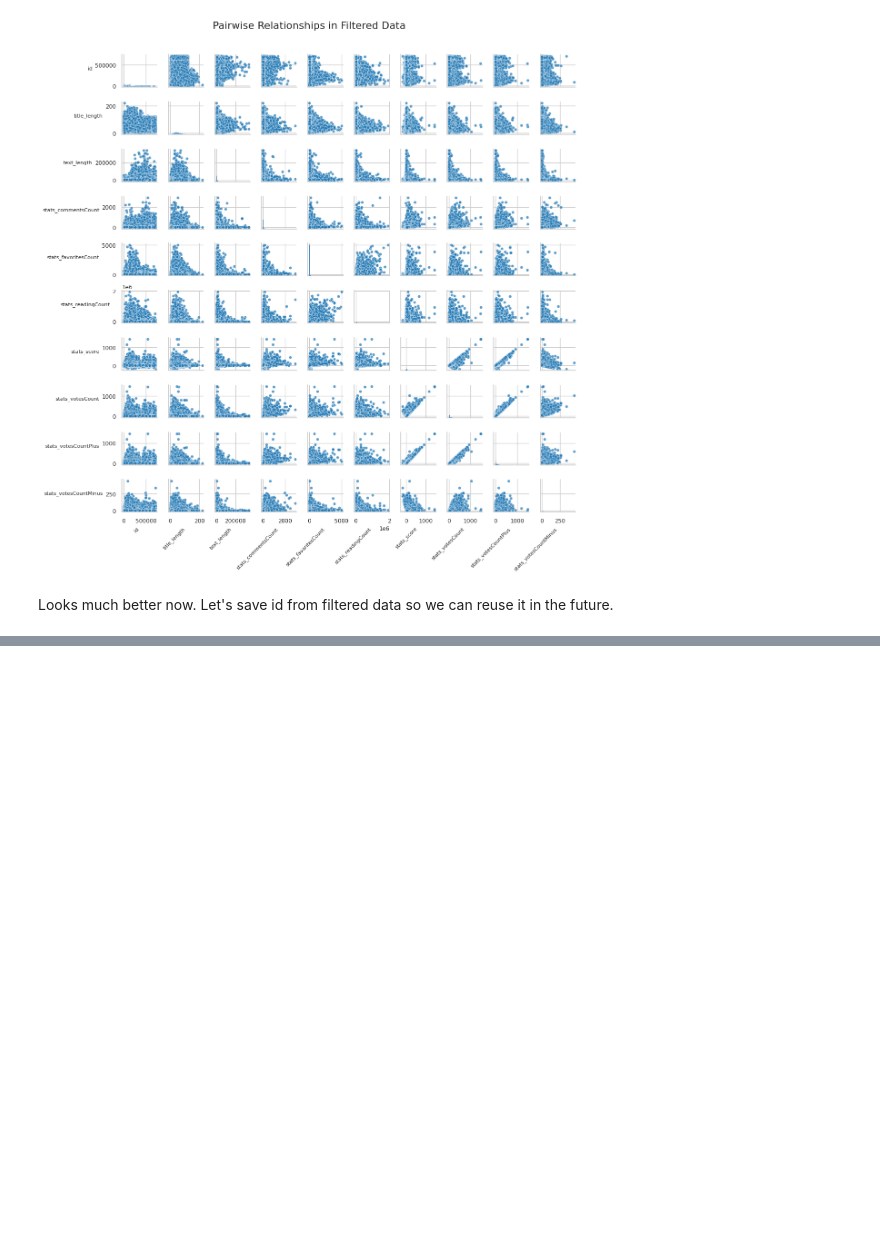
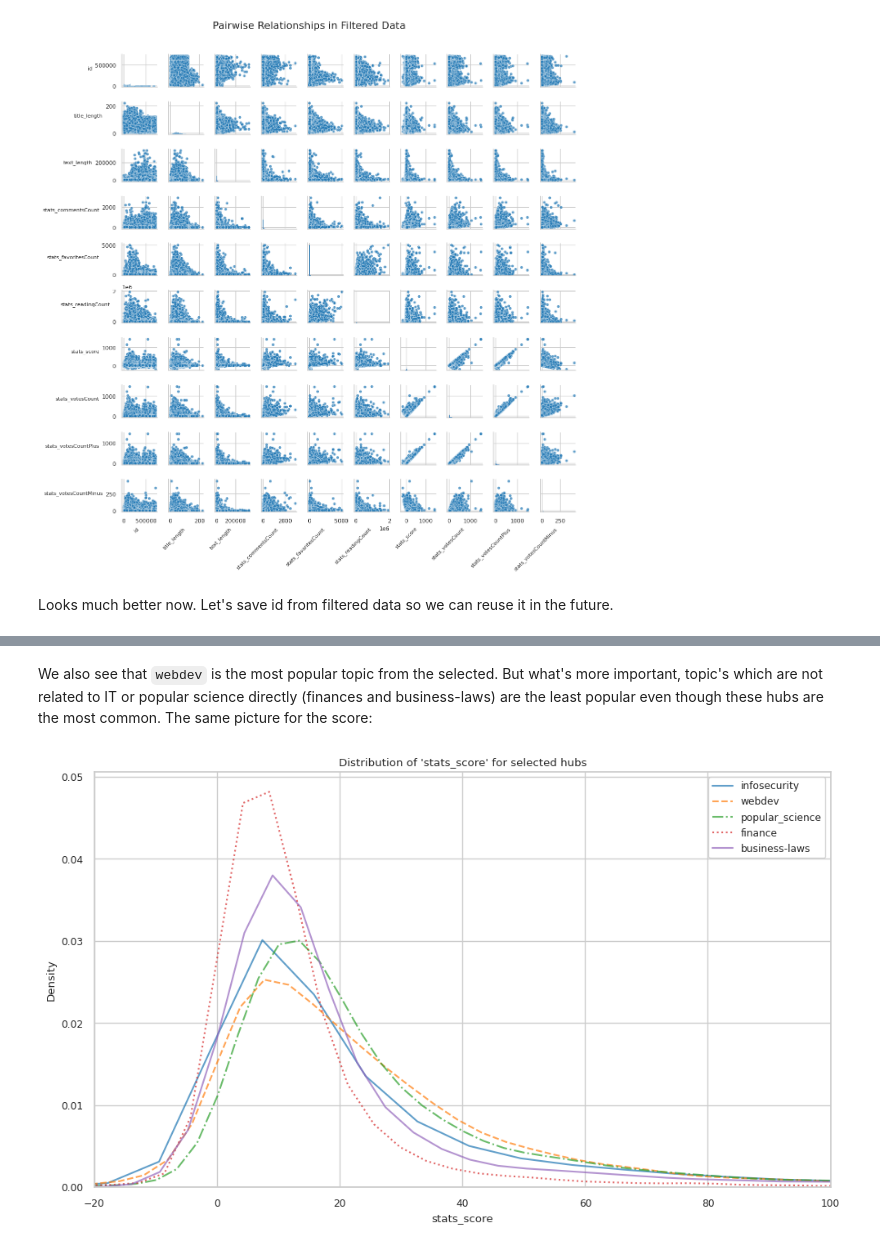
Before and after one commit to MrDelrus/habr-article-analyzer, a Jupyter notebook: notebooks/exploratory_data_analysis/data_visualization.ipynb, the cells around one changed output, grey strips where cells are left out. Cells and saved outputs as stored; diff of their text form; code cells hidden in the pictures; blank space fills up the shorter version.

```diff
--- a/notebooks/exploratory_data_analysis/data_visualization.ipynb
+++ b/notebooks/exploratory_data_analysis/data_visualization.ipynb
@@ -171,0 +311,6 @@ Let's set a clear purpose for such section. We will formulate it in the followin
+# %% [markdown]
+We also see that `webdev` is the most popular topic from the selected. But what's more important, topic's which are not related to IT or popular science directly (finances and business-laws) are the least popular even though these hubs are the most common. The same picture for the score:
+# %%
+plot_hub_distributions(filtered_df, hubs_for_analysis, "stats_score", xlim=(-20, 100))
+# %% [output]
+[figure, added]
```
Also changed, not shown: parts of 41 cells of this notebook, 5 other files.
